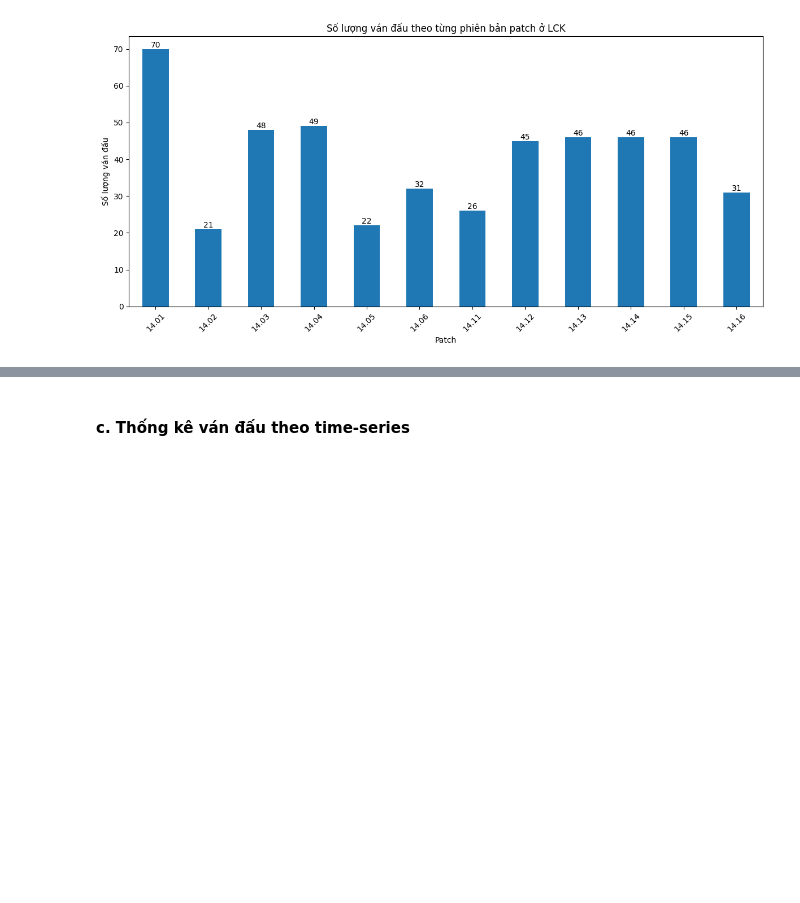
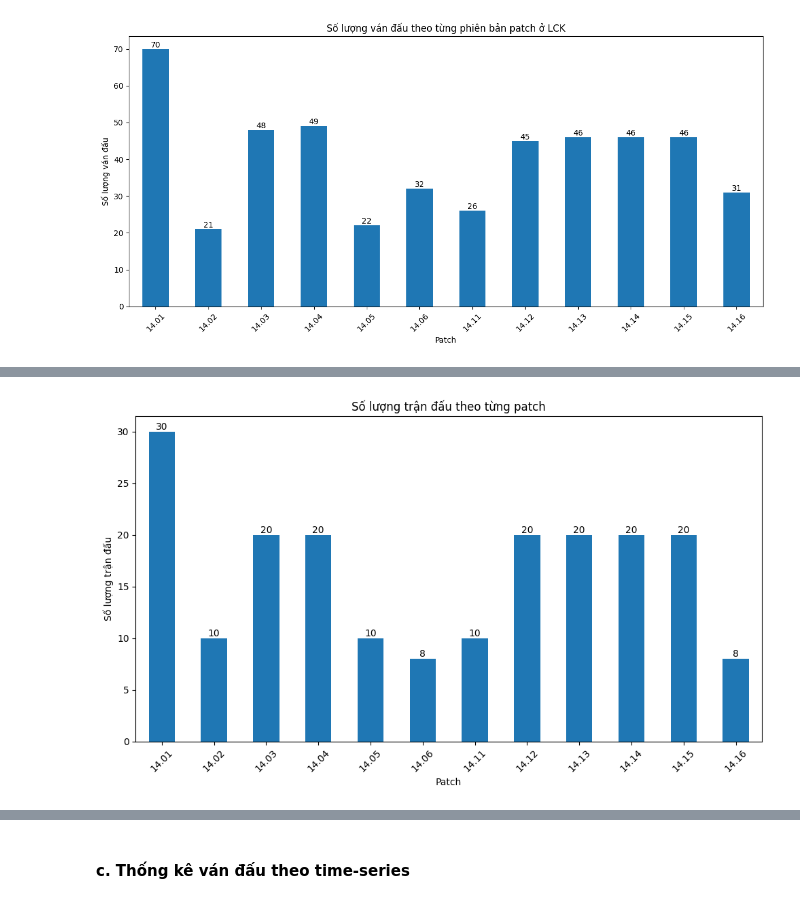
Before and after one commit to fromuit/IE224_Project, a Jupyter notebook: Source/IE224.P11 - Group_4.ipynb, the cells around one changed output, grey strips where cells are left out. Drawn from its saved outputs; the diff is of its cells as text; code cells hidden in the pictures; blank space fills up the shorter version.

```diff
--- a/Source/IE224.P11 - Group_4.ipynb
+++ b/Source/IE224.P11 - Group_4.ipynb
@@ -303,0 +354,20 @@ plt.show()
+# %%
+# Thống kê số lượng trận đấu matchid theo từng patch
+matchid_per_patch = lck_data.groupby('patch')['match_id'].nunique()
+
+# Trực quan hóa bằng biểu đồ cột
+plt.figure(figsize=(10, 6))
+ax = matchid_per_patch.plot(kind='bar')
+
+# Thêm giá trị cụ thể lên mỗi cột
+for i, v in enumerate(matchid_per_patch):
+    ax.text(i, v, str(v), ha='center', va='bottom')
+
+plt.title('Số lượng trận đấu theo từng patch')
+plt.xlabel('Patch')
+plt.ylabel('Số lượng trận đấu')
+plt.xticks(rotation=45)
+plt.tight_layout()  # Điều chỉnh layout để không bị cắt nhãn
+plt.show()
+# %% [output]
+[figure, added]
```
Also changed, not shown: parts of 18 cells of this notebook, 2 other files.
